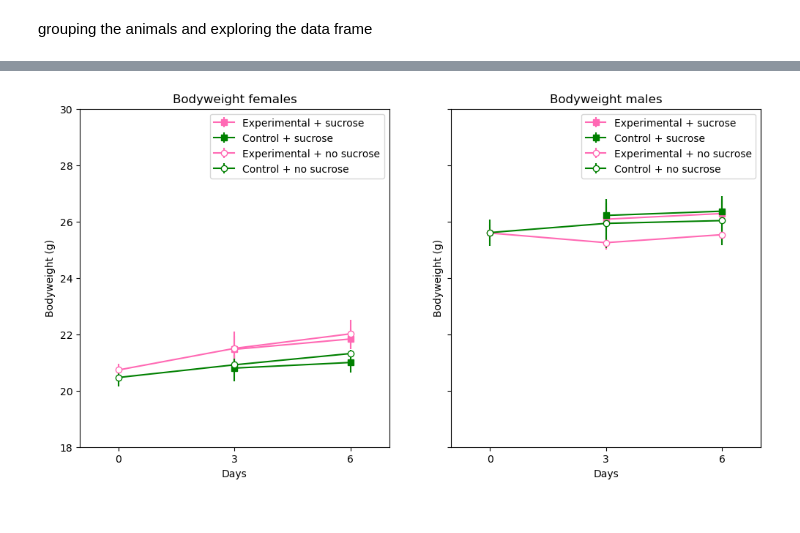
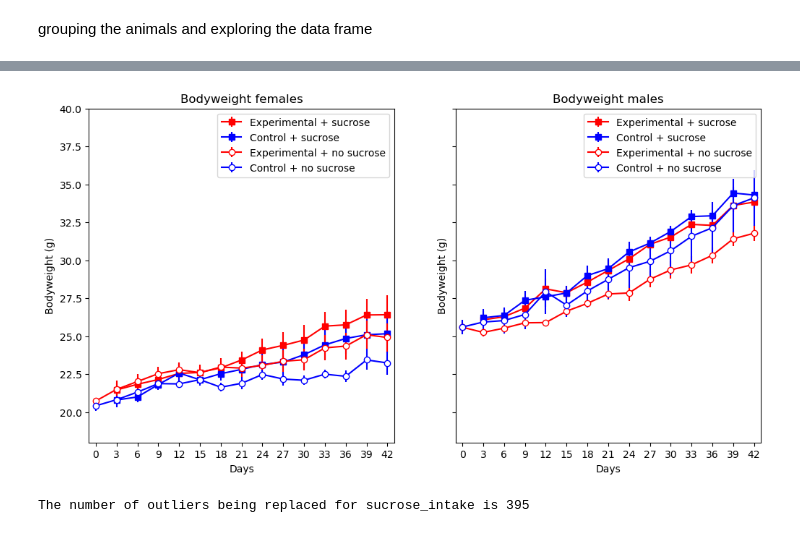
Before and after one commit to marijevisser/niacin, a Jupyter notebook: scripts/niacin_analysis_2.ipynb, the cells around one changed output, grey strips where cells are left out. Saved outputs shown, nothing was run; the diff lists cells and outputs as text; code cells hidden in the pictures.

```diff
--- a/scripts/niacin_analysis_2.ipynb
+++ b/scripts/niacin_analysis_2.ipynb
@@ -40,6 +40,7 @@ def tweak_df(df):
 
     return (df
             # .query("bodyweight != ''")
+            .query("animal_id != 'B3201'")
             .query("bodyweight.notna()", engine="python")
             .astype({"sex": "category",
                      "diet": "category",
@@ -131,7 +140,7 @@ def replace_outliers(df, column):
 
     values=[]
     for idx, row in df.iterrows():
-        if row[column] < 1:
+        if row[column] < 0.3:
             values.append(np.nan)
         elif row[column] > np.mean(df[column]) * 2:
             values.append(np.nan)
@@ -164,7 +173,7 @@ def remove_and_clean(df):
             .query("food_yesterday != -1.0")
 
             .assign(food_intake = lambda df_: replace_outliers(df_, "food_intake"))
-
+            .assign(bodyweight = lambda df_: replace_outliers(df_, "bodyweight"))
     )
 
 df_food_water = remove_and_clean(df)
@@ -300,41 +323,41 @@ f, ax = plt.subplots(ncols=2, figsize=(12, 6), sharey=True,
 # Set x values
 x = np.arange(0, len(mean_fw.query("sex == 'female' and sucrose == 'Yes' and diet == 'experimental'"))*3, 3)
 x = np.arange(0, len(mean_fw.query("sex == 'female' and sucrose == 'Yes' and diet == 'experimental'"))*3, 3)
-x = [0,3,6]
+x = [0,3,6,9,12,15,18,21,24,27,30,33,36,39,42]
 
 # Plot data for each group in first subplot
 ax[0].errorbar(x,
                mean_fw.query("sex == 'female' and sucrose == 'Yes' and diet == 'experimental'").bodyweight,
                yerr=sem_fw.query("sex == 'female' and sucrose =='Yes' and diet == 'control'").bodyweight,
-               marker="s", markerfacecolor="hotpink", color="hotpink",
+               marker="s", markerfacecolor="red", color="red",
                label="Experimental + sucrose"
               )
 
 ax[0].errorbar(x,
                mean_fw.query("sex == 'female' and sucrose == 'Yes' and diet == 'control'").bodyweight,
                yerr=sem_fw.query("sex == 'female' and sucrose =='Yes' and diet == 'control'").bodyweight,
-               marker="s", markerfacecolor="green", color="green",
+               marker="s", markerfacecolor="blue", color="blue",
                label="Control + sucrose"
               )
 
 ax[0].errorbar(x,
                mean_fw.query("sex == 'female' and sucrose == 'No' and diet == 'experimental'").bodyweight,
                yerr=sem_fw.query("sex == 'female' and sucrose == 'No' and diet == 'experimental'").bodyweight,
-               marker="o", markerfacecolor="white", color="hotpink",
+               marker="o", markerfacecolor="white", color="red",
                label="Experimental + no sucrose"
               )
 
 ax[0].errorbar(x,
                mean_fw.query("sex == 'female' and sucrose == 'No' and diet == 'control'").bodyweight,
                yerr=sem_fw.query("sex == 'female' and sucrose == 'No' and diet == 'control'").bodyweight,
-               marker="o", markerfacecolor="white", color="green",
+               marker="o", markerfacecolor="white", color="blue",
                label="Control + no sucrose"
               )
 
 # Set x axis limits and ticks
 ax[0].set_xlim([-1, x[-1]+1])
 ax[0].set_xticks(np.arange(0, x[-1]+1, 3))
-ax[0].set_ylim([18, 30])
+ax[0].set_ylim([18, 40])
 
 # Add labels
 ax[0].set_ylabel("Bodyweight (g)")
@@ -347,51 +370,86 @@ ax[0].set_title("Bodyweight females")
 # Males
 x = np.arange(0, len(mean_fw.query("sex == 'male' and sucrose == 'Yes' and diet == 'experimental'"))*3, 3)
 x = np.arange(0, len(mean_fw.query("sex == 'male' and sucrose == 'Yes' and diet == 'experimental'"))*3, 3)
-x = [0,3,6]
+x = [0,3,6,9,12,15,18,21,24,27,30,33,36,39,42]
 
 # Plot data for each group in first subplot
 ax[1].errorbar(x,
                mean_fw.query("sex == 'male' and sucrose == 'Yes' and diet == 'experimental'").bodyweight,
                yerr=sem_fw.query("sex == 'male' and sucrose =='Yes' and diet == 'control'").bodyweight,
-               marker="s", markerfacecolor="hotpink", color="hotpink",
+               marker="s", markerfacecolor="red", color="red",
                label="Experimental + sucrose"
               )
 
 ax[1].errorbar(x,
                mean_fw.query("sex == 'male' and sucrose == 'Yes' and diet == 'control'").bodyweight,
                yerr=sem_fw.query("sex == 'male' and sucrose =='Yes' and diet == 'control'").bodyweight,
-               marker="s", markerfacecolor="green", color="green",
+               marker="s", markerfacecolor="blue", color="blue",
                label="Control + sucrose"
               )
 
 ax[1].errorbar(x,
                mean_fw.query("sex == 'male' and sucrose == 'No' and diet == 'experimental'").bodyweight,
                yerr=sem_fw.query("sex == 'male' and sucrose == 'No' and diet == 'experimental'").bodyweight,
-               marker="o", markerfacecolor="white", color="hotpink",
+               marker="o", markerfacecolor="white", color="red",
                label="Experimental + no sucrose"
               )
 
 ax[1].errorbar(x,
                mean_fw.query("sex == 'male' and sucrose == 'No' and diet == 'control'").bodyweight,
                yerr=sem_fw.query("sex == 'male' and sucrose == 'No' and diet == 'control'").bodyweight,
-               marker="o", markerfacecolor="white", color="green",
+               marker="o", markerfacecolor="white", color="blue",
                label="Control + no sucrose"
               )
 
 # Set x axis limits and ticks
 ax[1].set_xlim([-1, x[-1]+1])
 ax[1].set_xticks(np.arange(0, x[-1]+1, 3))
-ax[1].set_ylim([18, 30])
+ax[1].set_ylim([18, 40])
 
 # Add labels
 ax[1].set_ylabel("Bodyweight (g)")
 ax[1].set_xlabel("Days")
 ax[1].legend()
 ax[1].set_title("Bodyweight males")
 
 
 f.savefig("..//results//bodyweight.png")
 # %% [output]
-[figure, old version]
+[figure, new version]
+# %%
+# sucrose has some outliers as well, that will be removed in this cell. However, for whatever reason as soon as this is done,
+# the rest of the dataset becomes completely off for the other figures. Therefore, the cleaned dataset will be stored in a
+# new dataset.
+
+import numpy as np
+
+def replace_outliers(df_food_water, column):
+    values = []
+    for idx, row in df_food_water.iterrows():
+        if row[column] in [-1, -2]:  # Checking for both -1 and -2
+            values.append(np.nan)
+        else:
+            values.append(row[column])
+
+    print("The number of outliers being replaced for", column, "is", np.sum(np.isnan(values)))
+    df_food_water[column] = values
+    mean_by_animal = df_food_water.groupby(["animal_id"]).mean(numeric_only=True).reset_index()
+
+    values = []
+    for idx, row in df_food_water.iterrows():
+        if np.isnan(row[column]):
+            values.append(mean_by_animal.query('animal_id == @row.animal_id')[column].values[0])
+        else:
+            values.append(row[column])
+
+    return values
+
+def remove_and_clean(df_food_water):
+    return (df_food_water
+            .assign(food_intake=lambda df_food_water: replace_outliers(df_food_water, "sucrose_intake")))
+
+df_sucrose = remove_and_clean(df_food_water)
+# %% [output]
+The number of outliers being replaced for sucrose_intake is 395
 # %%
 # Find mean and SEM of all data - food intake
```
Also changed, not shown: parts of 10 cells of this notebook, 10 other files.
